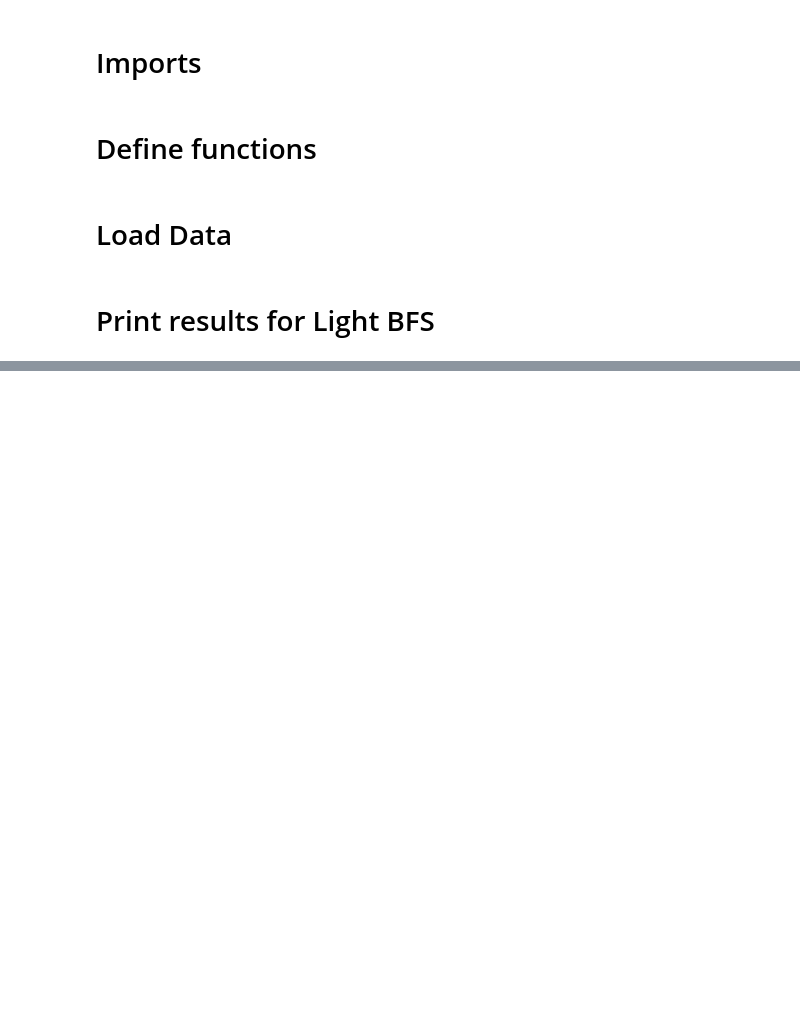
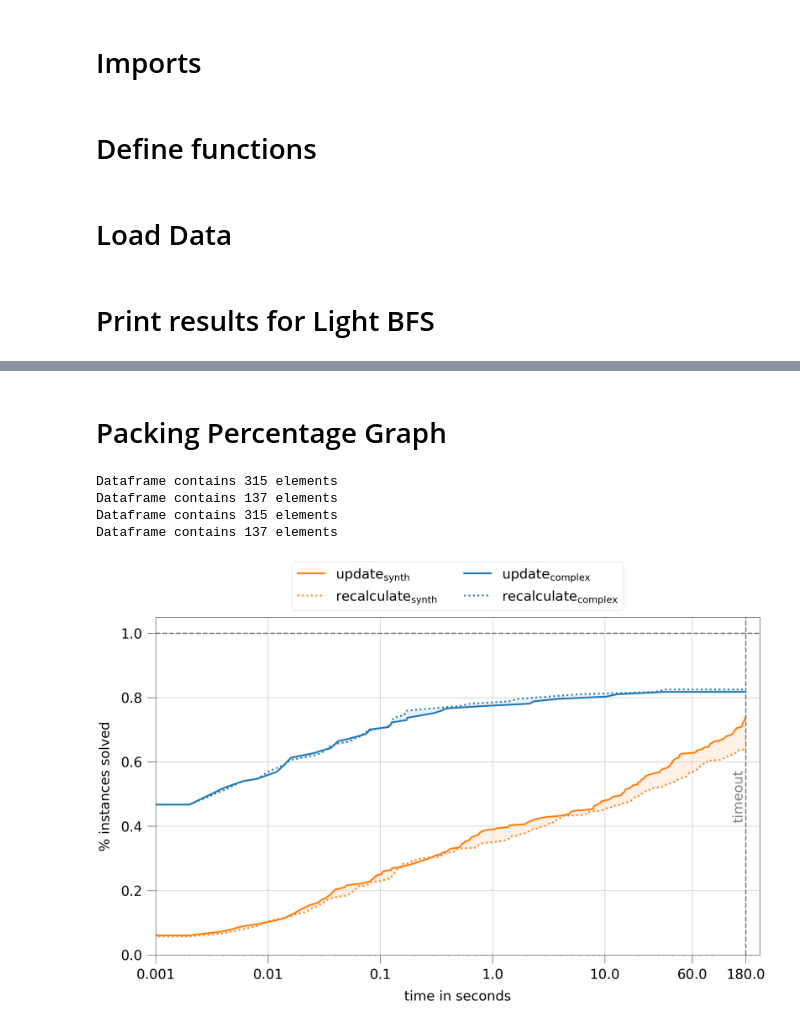
Before and after one commit to HenriDickel/DFVS-Solver, a Jupyter notebook: DFVS_Solver/src/python/statistics_v3.ipynb, the cells around one changed output, grey strips where cells are left out. Cells and saved outputs as stored; diff of their text form; code cells hidden in the pictures; blank space fills up the shorter version.

```diff
--- a/DFVS_Solver/src/python/statistics_v3.ipynb
+++ b/DFVS_Solver/src/python/statistics_v3.ipynb
@@ -103,0 +207,50 @@ Overall: 361/452 (79.87%)
+# %% [markdown]
+# Packing Percentage Graph
+# %%
+df2_synthetic, df2_complex = split_synthetic_complex(df2)
+df3_synthetic, df3_complex = split_synthetic_complex(df3)
+
+# Calculate percentage dataframes
+df2_synthetic_perc = get_percentage_df(df2_synthetic)
+df2_complex_perc = get_percentage_df(df2_complex)
+df3_synthetic_perc = get_percentage_df(df3_synthetic)
+df3_complex_perc = get_percentage_df(df3_complex)
+
+# Add percentage values (for the area between curves)
+df2_synthetic_perc = add_percentage_df(df2_synthetic_perc, df3_synthetic)
+df2_complex_perc = add_percentage_df(df2_complex_perc, df3_complex)
+
+# Plot lines
+fig, ax = plt.subplots(figsize=(25.6, 14.4))
+ax.plot(df2_synthetic_perc['percentage_solved'], c='tab:orange', linewidth='4', label='$update_{synth}$')
+ax.plot(df3_synthetic_perc['percentage_solved'], c='tab:orange', linestyle=':', linewidth='4', label='$recalculate_{synth}$')
+ax.plot(df2_complex_perc['percentage_solved'], c='tab:blue', linewidth='4', label='$update_{complex}$')
+ax.plot(df3_complex_perc['percentage_solved'], c='tab:blue', linestyle=':', linewidth='4', label='$recalculate_{complex}$')
+# Fill area between curves
+ax.fill_between(df2_synthetic_perc.index, df2_synthetic_perc['percentage_solved'], df2_synthetic_perc['percentage_solved_y'], color='tab:orange', alpha=0.1)
+ax.fill_between(df2_complex_perc.index, df2_complex_perc['percentage_solved'], df2_complex_perc['percentage_solved_y'], color='tab:blue', alpha=0.1)
+
+ax.set_xlabel('time in seconds', labelpad=20)
+ax.set_ylabel('% instances solved', labelpad=20)
+ax.set_xlim([1, 240000])
+ax.set_ylim([0, 1.05])
+ax.set_xscale('log')
+ax.set_xticks([1, 10, 100, 1000, 10000, 60000, 180000])
+ax.set_xticklabels([0.001, 0.01, 0.1, 1.0, 10.0, 60.0, 180.0])
+ax.tick_params(axis='both', length=20, which='major', pad=12)
+ax.grid()
+ax.legend(bbox_to_anchor=(0, 1, 1, 0), loc='lower center', ncol=2)
+
+# Draw
+ax.axvline(x=180000, color='gray', linestyle='--', linewidth=3)
+ax.axhline(y=1, color='gray', linestyle='--', linewidth=3)
+ax.text(135000, 0.42, "timeout", color='gray', rotation='vertical')
+
+fig.savefig('plots/v3/LinePlotPacking.png',  bbox_inches='tight')
+fig.show()
+# %% [output]
+Dataframe contains 315 elements
+Dataframe contains 137 elements
+Dataframe contains 315 elements
+Dataframe contains 137 elements
+[figure, added]
```
Also changed, not shown: parts of 17 cells of this notebook, 16 other files.
